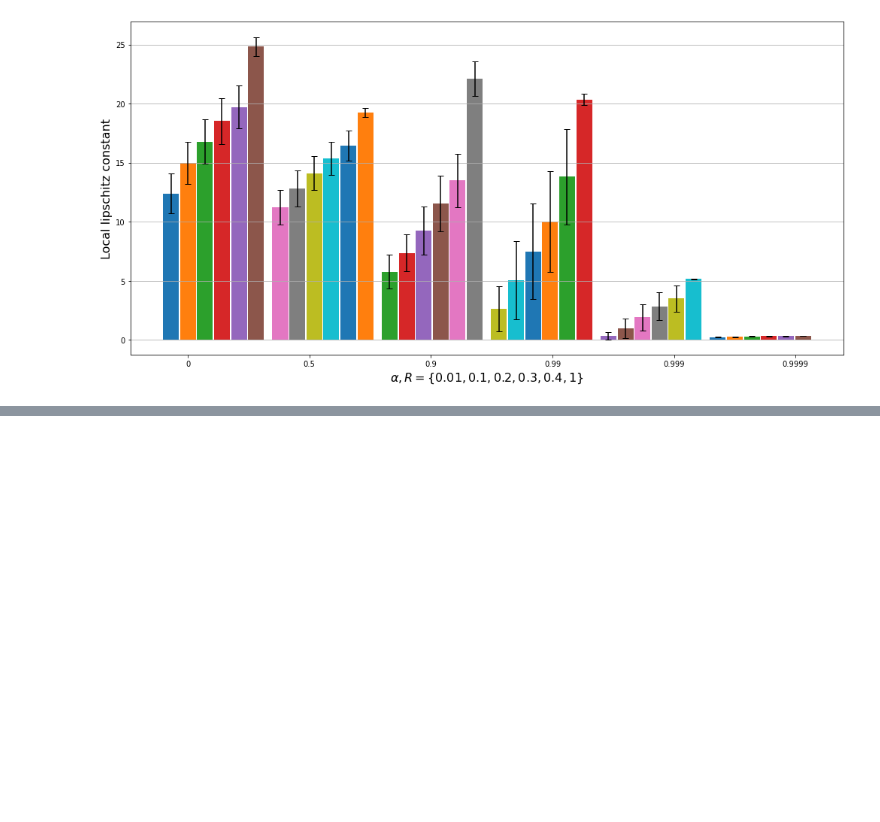
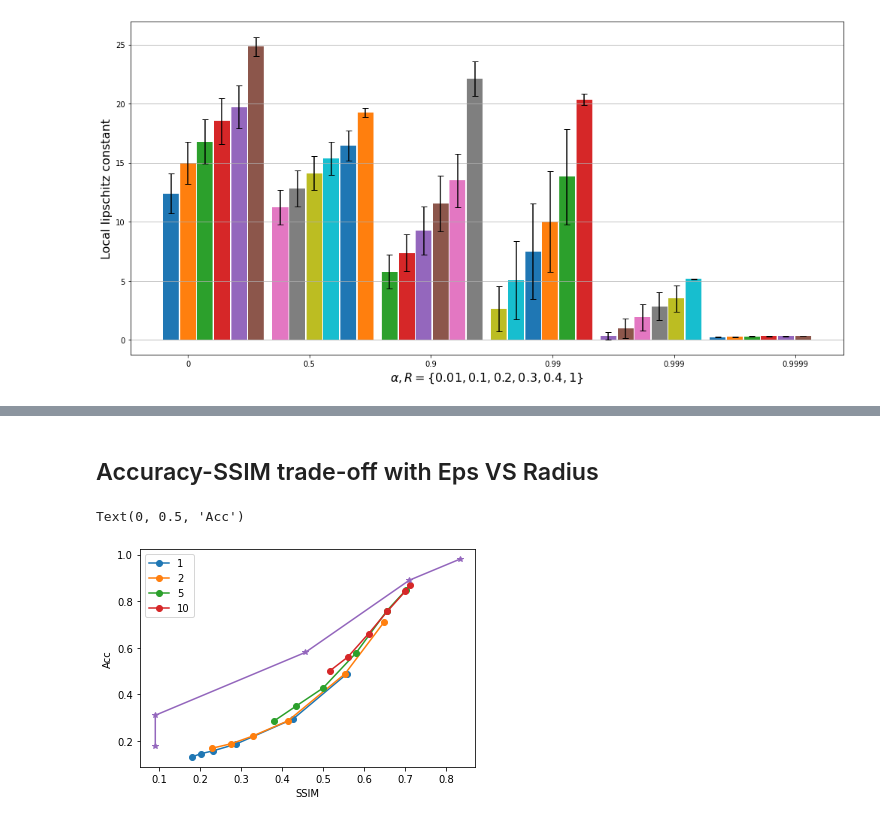
Before and after one commit to tremblerz/posthoc_privacy, a Jupyter notebook: viz/plots.ipynb, the cells around one changed output, grey strips where cells are left out. Drawn from its saved outputs; the diff is of its cells as text; code cells hidden in the pictures; blank space fills up the shorter version.

```diff
--- a/viz/plots.ipynb
+++ b/viz/plots.ipynb
@@ -51,0 +44,50 @@ array([], dtype=int64)
+# %% [markdown]
+## Accuracy-SSIM trade-off with Eps VS Radius
+# %%
+acc_data = """
+0.4885	0.2953	0.1862	0.1573	0.1451	0.1311
+0.7104	0.4886	0.2862	0.2207	0.1879	0.1687
+0.8483	0.7592	0.5771	0.427	0.3496	0.2866
+0.8688	0.8426	0.7563	0.6608	0.5603	0.5019
+"""
+ssim_data = """
+0.558326	0.427403	0.287169	0.231267	0.201815	0.179159
+0.648793	0.553608	0.414173	0.328048	0.275686	0.229158
+0.702451	0.655877	0.580114	0.499733	0.434049	0.380961
+0.71085	0.700596	0.65671	0.610999	0.560295	0.517252
+"""
+# %%
+acc_data = acc_data.split("\n")[1:-1]
+ssim_data = ssim_data.split("\n")[1:-1]
+# %%
+radius = [0.1,0.2,0.4,0.6,0.8,1]
+eps = [1,2,5,10]
+e_r_acc = {}
+
+for idx_e, e in enumerate(eps):
+    e_r_acc[str(e)] = {}
+    acc_e = acc_data[idx_e].split("\t")
+    for idx_r, r in enumerate(radius):
+        e_r_acc[str(e)][str(r)] = float(acc_e[idx_r])
+# %%
+e_r_ssim = {}
+for idx_e, e in enumerate(eps):
+    e_r_ssim[str(e)] = {}
+    ssim_e = ssim_data[idx_e].split("\t")
+    for idx_r, r in enumerate(radius):
+        e_r_ssim[str(e)][str(r)] = float(ssim_e[idx_r])
+# %%
+for e in eps:
+    eps_data_acc = []
+    eps_data_ssim = []
+    for r in radius:
+        eps_data_ssim.append(e_r_ssim[str(e)][str(r)])
+        eps_data_acc.append(e_r_acc[str(e)][str(r)])
+    plt.plot(eps_data_ssim, eps_data_acc, '-o', label=e)
+    plt.legend()
+plt.plot([0.09,0.09,0.45652,0.710468,0.83333], [0.18,0.31,0.58,0.89,0.98], '-*')
+plt.xlabel("SSIM")
+plt.ylabel("Acc")
+# %% [output]
+Text(0, 0.5, 'Acc')
+[figure, added]
```
Also changed, not shown: parts of 2 cells of this notebook, 14 other files.
